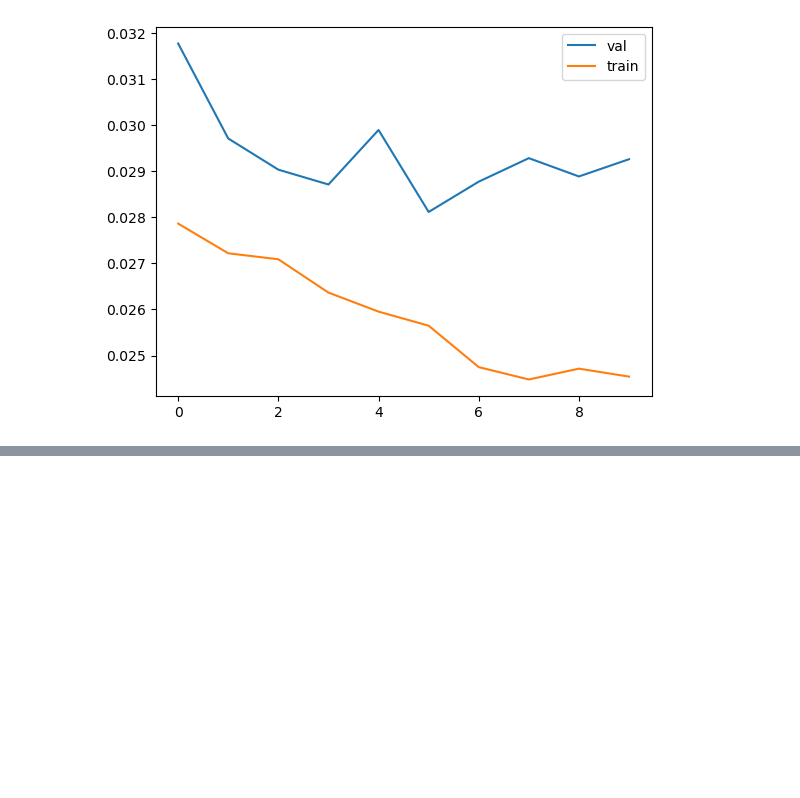
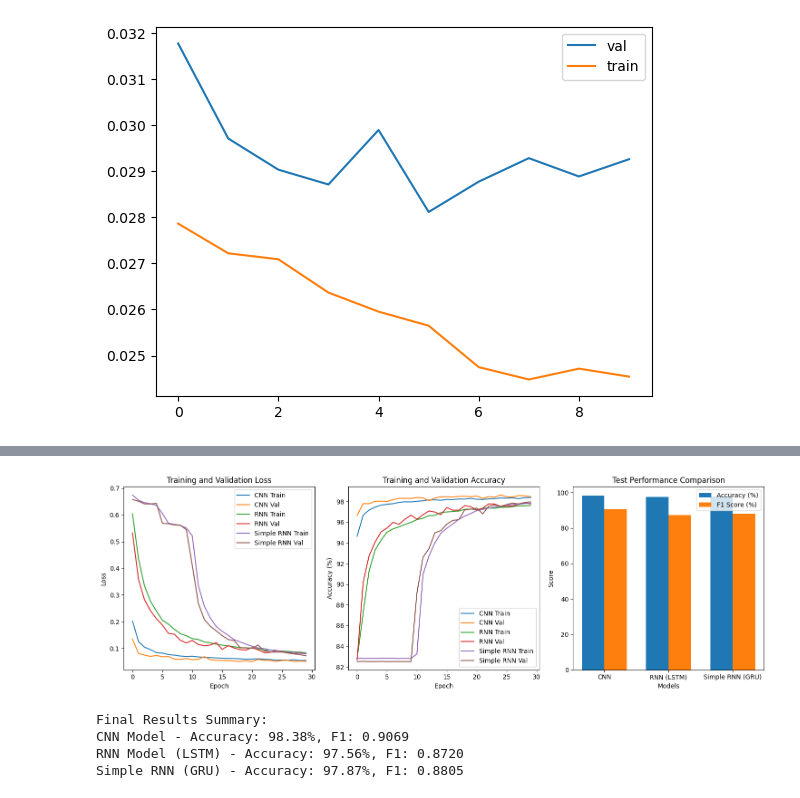
Before and after one commit to Nicky-Georgia/ECG_disease_classification, a Jupyter notebook: deep_learning2.ipynb, the cells around one changed output, grey strips where cells are left out. Drawn from its saved outputs; the diff is of its cells as text; code cells hidden in the pictures; blank space fills up the shorter version.

```diff
--- a/deep_learning2.ipynb
+++ b/deep_learning2.ipynb
@@ -374,7 +372,7 @@ def evaluate_model(model, test_loader, device='cpu'):
             all_targets.extend(target_labels.cpu().numpy())
 
     accuracy = 100 * sum(p == t for p, t in zip(all_predictions, all_targets)) / len(all_targets)
-    f1 = f1_score(all_targets, all_predictions, average='weighted')
+    f1 = f1_score(all_targets, all_predictions, average='macro')
 
     print(f'Test Accuracy: {accuracy:.2f}%')
     print(f'F1 Score: {f1:.4f}')
@@ -490,0 +551,11 @@ cnn_model = CNN_Model(input_size=187, num_classes=5)
+# %%
+# Train Simple RNN Model
+print("Training Simple RNN Model (GRU)...")
+simple_rnn_optimizer = optim.Adam(simple_rnn_model.parameters(), lr=0.001, weight_decay=1e-4)
+simple_rnn_train_losses, simple_rnn_val_losses, simple_rnn_train_acc, simple_rnn_val_acc = train_model(
+    simple_rnn_model, train_loader, val_loader, criterion, simple_rnn_optimizer, num_epochs=30, device=device
+    )
+
+    # Evaluate Simple RNN
+print("\nEvaluating Simple RNN Model:")
+simple_rnn_accuracy, simple_rnn_f1, _, _ = evaluate_model(simple_rnn_model, test_loader, device)
@@ -490,0 +580,60 @@ cnn_model = CNN_Model(input_size=187, num_classes=5)
+# %%
+# Plot training history
+plt.figure(figsize=(15, 5))
+
+# Loss plots
+plt.subplot(1, 3, 1)
+plt.plot(cnn_train_losses, label='CNN Train')
+plt.plot(cnn_val_losses, label='CNN Val')
+plt.plot(rnn_train_losses, label='RNN Train')
+plt.plot(rnn_val_losses, label='RNN Val')
+plt.plot(simple_rnn_train_losses, label='Simple RNN Train')
+plt.plot(simple_rnn_val_losses, label='Simple RNN Val')
+plt.title('Training and Validation Loss')
+plt.xlabel('Epoch')
+plt.ylabel('Loss')
+plt.legend()
+
+# Accuracy plots
+plt.subplot(1, 3, 2)
+plt.plot(cnn_train_acc, label='CNN Train')
+plt.plot(cnn_val_acc, label='CNN Val')
+plt.plot(rnn_train_acc, label='RNN Train')
+plt.plot(rnn_val_acc, label='RNN Val')
+plt.plot(simple_rnn_train_acc, label='Simple RNN Train')
+plt.plot(simple_rnn_val_acc, label='Simple RNN Val')
+plt.title('Training and Validation Accuracy')
+plt.xlabel('Epoch')
+plt.ylabel('Accuracy (%)')
+plt.legend()
+
+# Test results comparison
+plt.subplot(1, 3, 3)
+models = ['CNN', 'RNN (LSTM)', 'Simple RNN (GRU)']
+accuracies = [cnn_accuracy, rnn_accuracy, simple_rnn_accuracy]
+f1_scores = [cnn_f1, rnn_f1, simple_rnn_f1]
+
+x = np.arange(len(models))
+width = 0.35
+
+plt.bar(x - width/2, accuracies, width, label='Accuracy (%)')
+plt.bar(x + width/2, [f*100 for f in f1_scores], width, label='F1 Score (%)')
+plt.xlabel('Models')
+plt.ylabel('Score')
+plt.title('Test Performance Comparison')
+plt.xticks(x, models)
+plt.legend()
+
+plt.tight_layout()
+plt.show()
+
+print("\nFinal Results Summary:")
+print(f"CNN Model - Accuracy: {cnn_accuracy:.2f}%, F1: {cnn_f1:.4f}")
+print(f"RNN Model (LSTM) - Accuracy: {rnn_accuracy:.2f}%, F1: {rnn_f1:.4f}")
+print(f"Simple RNN (GRU) - Accuracy: {simple_rnn_accuracy:.2f}%, F1: {simple_rnn_f1:.4f}")
+# %% [output]
+[figure, added]
+Final Results Summary:
+CNN Model - Accuracy: 98.38%, F1: 0.9069
+RNN Model (LSTM) - Accuracy: 97.56%, F1: 0.8720
+Simple RNN (GRU) - Accuracy: 97.87%, F1: 0.8805
```
Also changed, not shown: parts of 6 cells of this notebook.
